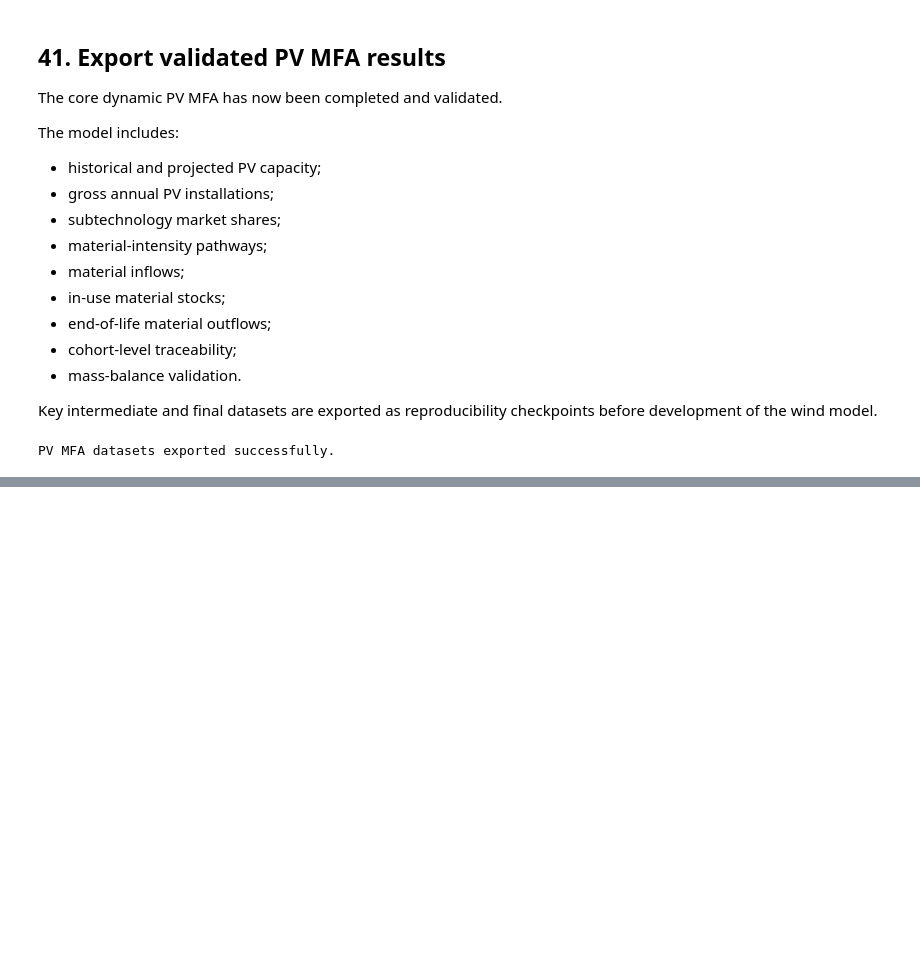
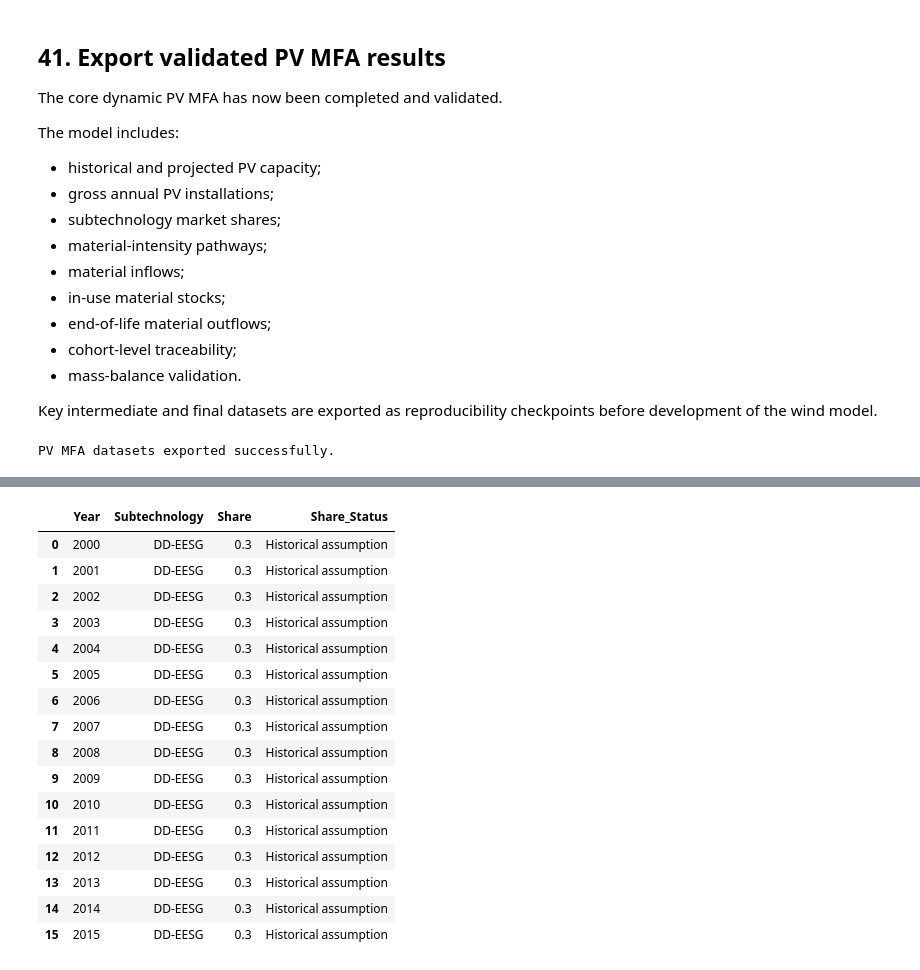
Before and after one commit to Trickwillfrit/MFA, a Jupyter notebook: notebooks/ENV501_Austria_Croatia_MFA.ipynb, the cells around one changed output, grey strips where cells are left out. Cells and saved outputs as stored; diff of their text form; code cells hidden in the pictures; blank space fills up the shorter version.

```diff
--- a/notebooks/ENV501_Austria_Croatia_MFA.ipynb
+++ b/notebooks/ENV501_Austria_Croatia_MFA.ipynb
@@ -4148,0 +4272,81 @@ PV MFA datasets exported successfully.
+# %%
+wind_subtechnologies = [
+    "DD-EESG",
+    "DD-PMSG",
+    "GB-PMSG",
+    "GB-DFIG"
+]
+
+wind_share_list = []
+
+for subtech in wind_subtechnologies:
+
+    share_2018 = wind_share_anchors[
+        (wind_share_anchors["Year"] == 2018) &
+        (wind_share_anchors["Subtechnology"] == subtech)
+    ]["Share"].iloc[0]
+
+    share_2050 = wind_share_anchors[
+        (wind_share_anchors["Year"] == 2050) &
+        (wind_share_anchors["Subtechnology"] == subtech)
+    ]["Share"].iloc[0]
+
+    for year in range(2000, 2051):
+
+        if year < 2018:
+            share = share_2018
+            share_status = "Historical assumption"
+
+        elif year == 2018:
+            share = share_2018
+            share_status = "Source anchor"
+
+        elif year == 2050:
+            share = share_2050
+            share_status = "Source anchor"
+
+        else:
+            share = np.interp(
+                year,
+                [2018, 2050],
+                [share_2018, share_2050]
+            )
+            share_status = "HDS interpolation"
+
+        wind_share_list.append([
+            year,
+            subtech,
+            share,
+            share_status
+        ])
+
+
+wind_shares = pd.DataFrame(
+    wind_share_list,
+    columns=[
+        "Year",
+        "Subtechnology",
+        "Share",
+        "Share_Status"
+    ]
+)
+
+display(wind_shares.head(16))
+# %% [output]
+|  | Year | Subtechnology | Share | Share_Status |
+| 0 | 2000 | DD-EESG | 0.3 | Historical assumption |
+| 1 | 2001 | DD-EESG | 0.3 | Historical assumption |
+| 2 | 2002 | DD-EESG | 0.3 | Historical assumption |
+| 3 | 2003 | DD-EESG | 0.3 | Historical assumption |
+| 4 | 2004 | DD-EESG | 0.3 | Historical assumption |
+| 5 | 2005 | DD-EESG | 0.3 | Historical assumption |
+| 6 | 2006 | DD-EESG | 0.3 | Historical assumption |
+| 7 | 2007 | DD-EESG | 0.3 | Historical assumption |
+| 8 | 2008 | DD-EESG | 0.3 | Historical assumption |
+| 9 | 2009 | DD-EESG | 0.3 | Historical assumption |
+| 10 | 2010 | DD-EESG | 0.3 | Historical assumption |
+| 11 | 2011 | DD-EESG | 0.3 | Historical assumption |
+| 12 | 2012 | DD-EESG | 0.3 | Historical assumption |
+| 13 | 2013 | DD-EESG | 0.3 | Historical assumption |
+| 14 | 2014 | DD-EESG | 0.3 | Historical assumption |
+| 15 | 2015 | DD-EESG | 0.3 | Historical assumption |
```
Also changed, not shown: parts of 18 cells of this notebook.
